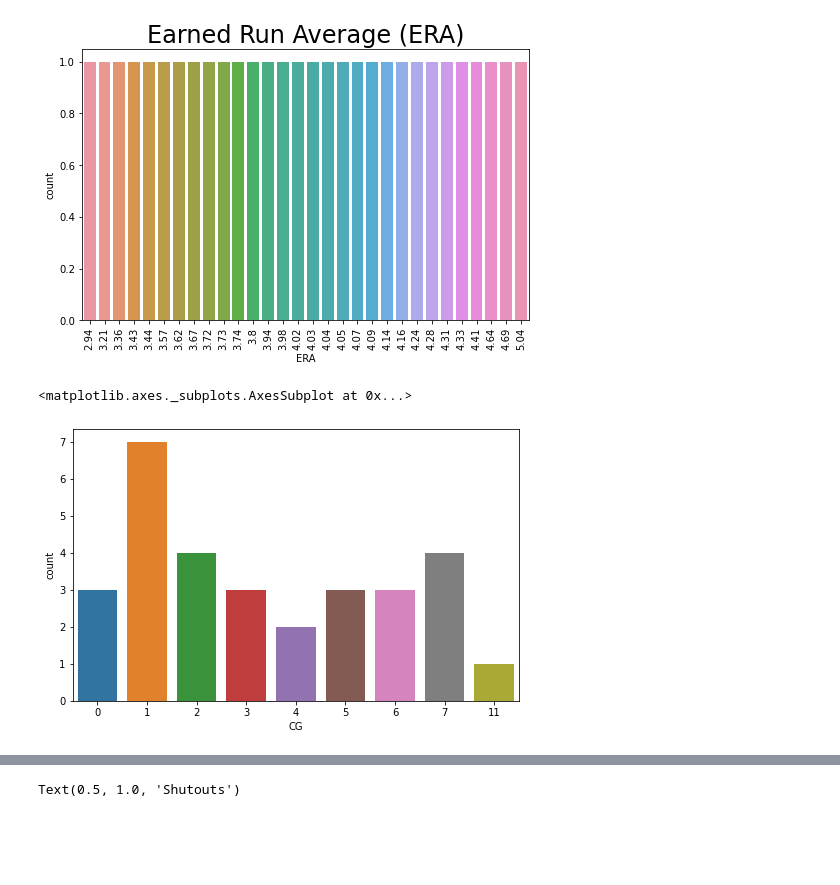
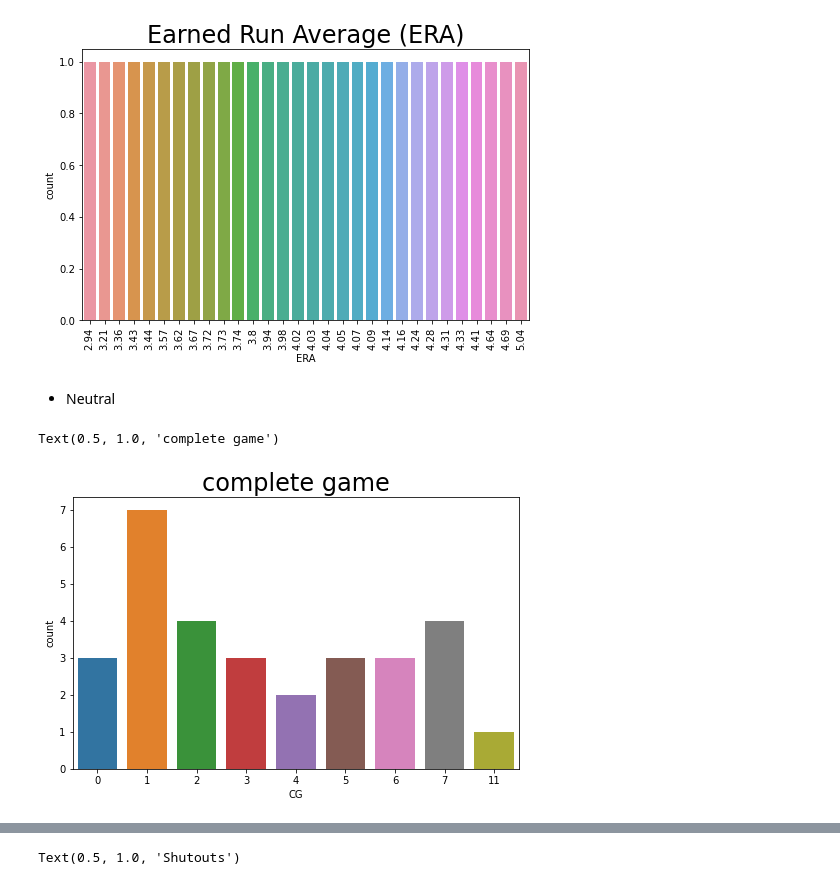
Before and after one commit to ponmanimanoharan/Baseball_win_prediction, a Jupyter notebook: Baseball Case Study.ipynb, the cells around one changed output, grey strips where cells are left out. Cells and saved outputs as stored; diff of their text form; code cells hidden in the pictures; blank space fills up the shorter version.

```diff
--- a/Baseball Case Study.ipynb
+++ b/Baseball Case Study.ipynb
@@ -242,13 +318,15 @@ plt.title("Earned Run Average (ERA)", fontsize = 24)
 # %% [output]
 Text(0.5, 1.0, 'Earned Run Average (ERA)')
 [figure]
+# %% [markdown]
+- Neutral
 # %%
 #count plot
 fig_size = (8,5)
 fig, ax = plt.subplots(figsize = fig_size)
 sns.countplot(data=baseball, x="CG")
 #plt.xticks(rotation=90)
-#plt.title("Earned Run Average (ERA)", fontsize = 24)
+plt.title("complete game", fontsize = 24)
 # %% [output]
-<matplotlib.axes._subplots.AxesSubplot at 0x...>
+Text(0.5, 1.0, 'complete game')
-[figure, old version]
+[figure, new version]
```
Also changed, not shown: parts of 107 cells of this notebook.
